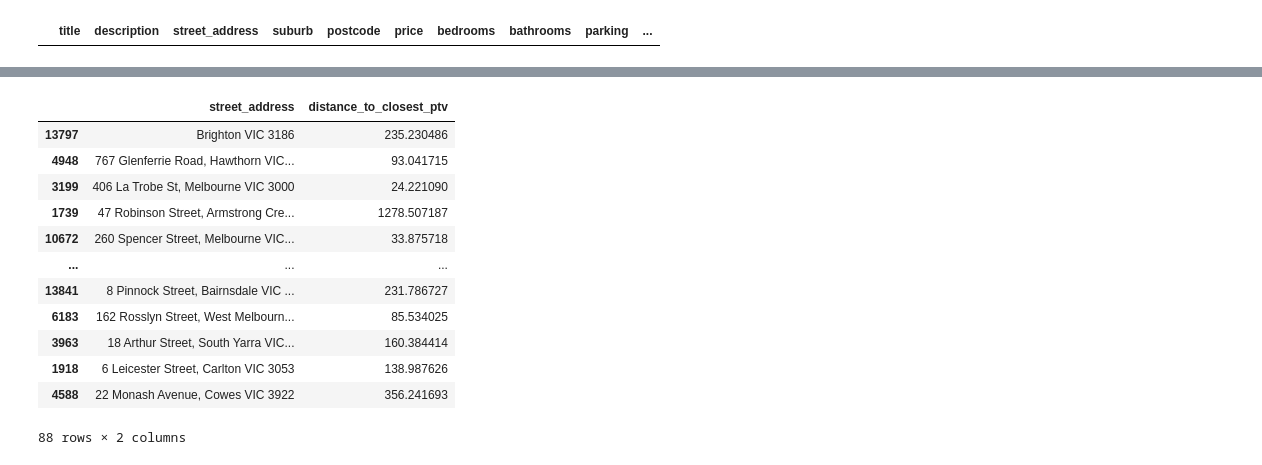
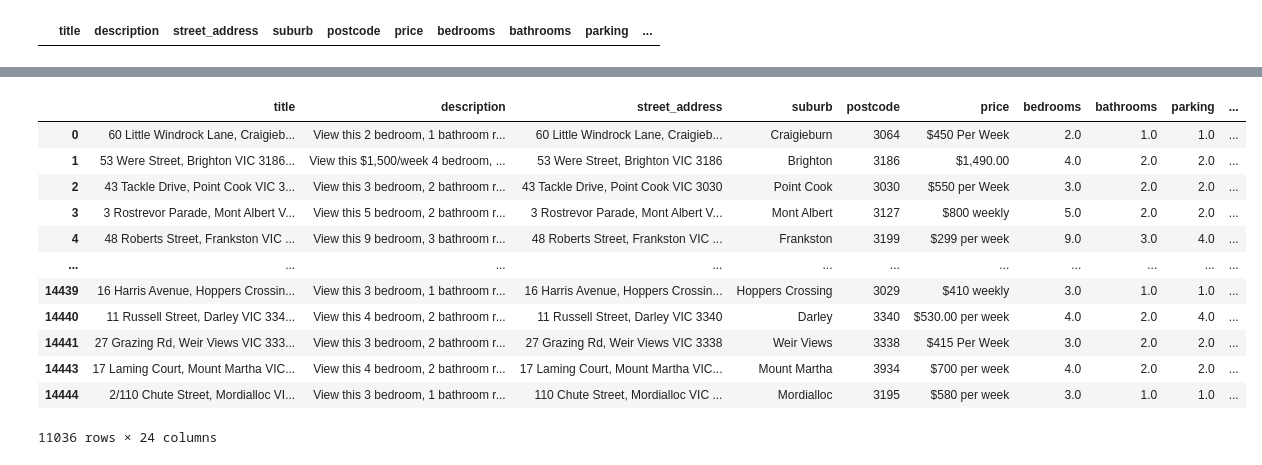
Before and after one commit to MAST30034-AppliedDataScience/project-2-group-real-estate-hexosergeantchelelebratebonitz, a Jupyter notebook: notebooks/Aarav/data_preprocessing.ipynb, the cells around one changed output, grey strips where cells are left out. Drawn from its saved outputs; the diff is of its cells as text; code cells hidden in the pictures.

```diff
--- a/notebooks/Aarav/data_preprocessing.ipynb
+++ b/notebooks/Aarav/data_preprocessing.ipynb
@@ -76,7 +77,7 @@ metro_trains_gdf = gpd.read_file("../../data/landing/PTV/PTV_REGIONAL_TRAIN_STAT
 regional_bus_gdf = gpd.read_file("../../data/landing/PTV/PTV_REGIONAL_BUS_STOP.shp")
 metro_bus_gdf = gpd.read_file("../../data/landing/PTV/PTV_METRO_BUS_STOP.shp")
 
-metro_trams_gdf = gpd.read_file("../../data/landing/PTV/PTV_METRO_TRAM_STOP.shp")
+trams_gdf = gpd.read_file("../../data/landing/PTV/PTV_METRO_TRAM_STOP.shp")
 
 
 # Convert the property dataframe into a GeoDataFrame
@@ -88,10 +89,13 @@ property_gdf = gpd.GeoDataFrame(
 
 property_gdf.to_crs(epsg=3857, inplace=True)
 
-# Combine both regional and metro train stations into one GeoDataFrame
-all_stations_gdf = pd.concat([regional_trains_gdf, metro_trains_gdf, regional_bus_gdf, metro_bus_gdf, metro_trams_gdf])
 
-all_stations_gdf.to_crs(epsg=3857, inplace=True)
+trains_gdf = pd.concat([regional_trains_gdf, metro_trains_gdf])
+buses_gdf = pd.concat([regional_bus_gdf, metro_bus_gdf])
+
+trains_gdf.to_crs(epsg=3857, inplace=True)
+buses_gdf.to_crs(epsg=3857, inplace=True)
+trams_gdf.to_crs(epsg=3857, inplace=True)
 
 # Step 4: Create a function to calculate the distance to the closest train station
 def closest_station_distance(property_point, stations_gdf):
@@ -101,25 +105,32 @@ def closest_station_distance(property_point, stations_gdf):
     return distances.min()
 
 # Apply the distance (meters) calculation to each property
-property_gdf['distance_to_closest_ptv'] = property_gdf.geometry.apply(
-    lambda x: closest_station_distance(x, all_stations_gdf)
+property_gdf['distance_to_closest_train'] = property_gdf.geometry.apply(
+    lambda x: closest_station_distance(x, trains_gdf)
 )
 
-# Inspect the updated GeoDataFrame with the new column
-property_gdf[['street_address', 'distance_to_closest_ptv']]
+property_gdf['distance_to_closest_bus'] = property_gdf.geometry.apply(
+    lambda x: closest_station_distance(x, buses_gdf)
+)
+
+property_gdf['distance_to_closest_tram'] = property_gdf.geometry.apply(
+    lambda x: closest_station_distance(x, trams_gdf)
+)
-# %% [output]
-|  | street_address | distance_to_closest_ptv |
-| 13797 | Brighton VIC 3186 | 235.230486 |
-| 4948 | 767 Glenferrie Road, Hawthorn VIC... | 93.041715 |
-| 3199 | 406 La Trobe St, Melbourne VIC 3000 | 24.221090 |
-| 1739 | 47 Robinson Street, Armstrong Cre... | 1278.507187 |
-| 10672 | 260 Spencer Street, Melbourne VIC... | 33.875718 |
-| ... | ... | ... |
-| 13841 | 8 Pinnock Street, Bairnsdale VIC ... | 231.786727 |
-| 6183 | 162 Rosslyn Street, West Melbourn... | 85.534025 |
-| 3963 | 18 Arthur Street, South Yarra VIC... | 160.384414 |
-| 1918 | 6 Leicester Street, Carlton VIC 3053 | 138.987626 |
-| 4588 | 22 Monash Avenue, Cowes VIC 3922 | 356.241693 |
-88 rows × 2 columns
+# %%
+property_gdf
+# %% [output]
+|  | title | description | street_address | suburb | postcode | price | bedrooms | bathrooms | parking | ... |
+| 0 | 60 Little Windrock Lane, Craigieb... | View this 2 bedroom, 1 bathroom r... | 60 Little Windrock Lane, Craigieb... | Craigieburn | 3064 | $450 Per Week | 2.0 | 1.0 | 1.0 | ... |
+| 1 | 53 Were Street, Brighton VIC 3186... | View this $1,500/week 4 bedroom, ... | 53 Were Street, Brighton VIC 3186 | Brighton | 3186 | $1,490.00 | 4.0 | 2.0 | 2.0 | ... |
+| 2 | 43 Tackle Drive, Point Cook VIC 3... | View this 3 bedroom, 2 bathroom r... | 43 Tackle Drive, Point Cook VIC 3030 | Point Cook | 3030 | $550 per Week | 3.0 | 2.0 | 2.0 | ... |
+| 3 | 3 Rostrevor Parade, Mont Albert V... | View this 5 bedroom, 2 bathroom r... | 3 Rostrevor Parade, Mont Albert V... | Mont Albert | 3127 | $800 weekly | 5.0 | 2.0 | 2.0 | ... |
+| 4 | 48 Roberts Street, Frankston VIC ... | View this 9 bedroom, 3 bathroom r... | 48 Roberts Street, Frankston VIC ... | Frankston | 3199 | $299 per week | 9.0 | 3.0 | 4.0 | ... |
+| ... | ... | ... | ... | ... | ... | ... | ... | ... | ... | ... |
+| 14439 | 16 Harris Avenue, Hoppers Crossin... | View this 3 bedroom, 1 bathroom r... | 16 Harris Avenue, Hoppers Crossin... | Hoppers Crossing | 3029 | $410 weekly | 3.0 | 1.0 | 1.0 | ... |
+| 14440 | 11 Russell Street, Darley VIC 334... | View this 4 bedroom, 2 bathroom r... | 11 Russell Street, Darley VIC 3340 | Darley | 3340 | $530.00 per week | 4.0 | 2.0 | 4.0 | ... |
+| 14441 | 27 Grazing Rd, Weir Views VIC 333... | View this 3 bedroom, 2 bathroom r... | 27 Grazing Rd, Weir Views VIC 3338 | Weir Views | 3338 | $415 Per Week | 3.0 | 2.0 | 2.0 | ... |
+| 14443 | 17 Laming Court, Mount Martha VIC... | View this 4 bedroom, 2 bathroom r... | 17 Laming Court, Mount Martha VIC... | Mount Martha | 3934 | $700 per week | 4.0 | 2.0 | 2.0 | ... |
+| 14444 | 2/110 Chute Street, Mordialloc VI... | View this 3 bedroom, 1 bathroom r... | 110 Chute Street, Mordialloc VIC ... | Mordialloc | 3195 | $580 per week | 3.0 | 1.0 | 1.0 | ... |
+11036 rows × 24 columns
 # %%
 property_gdf.to_csv("property_details_with_distance_to_closest_ptv.csv", index=False)
```
Also changed, not shown: parts of 1 cell of this notebook, 1 other file.
